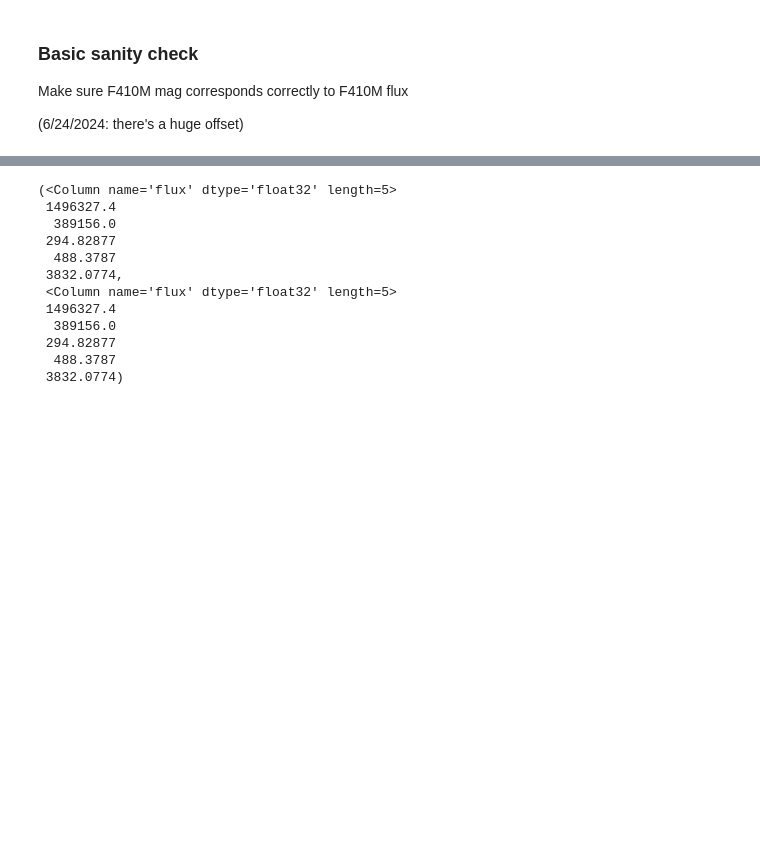
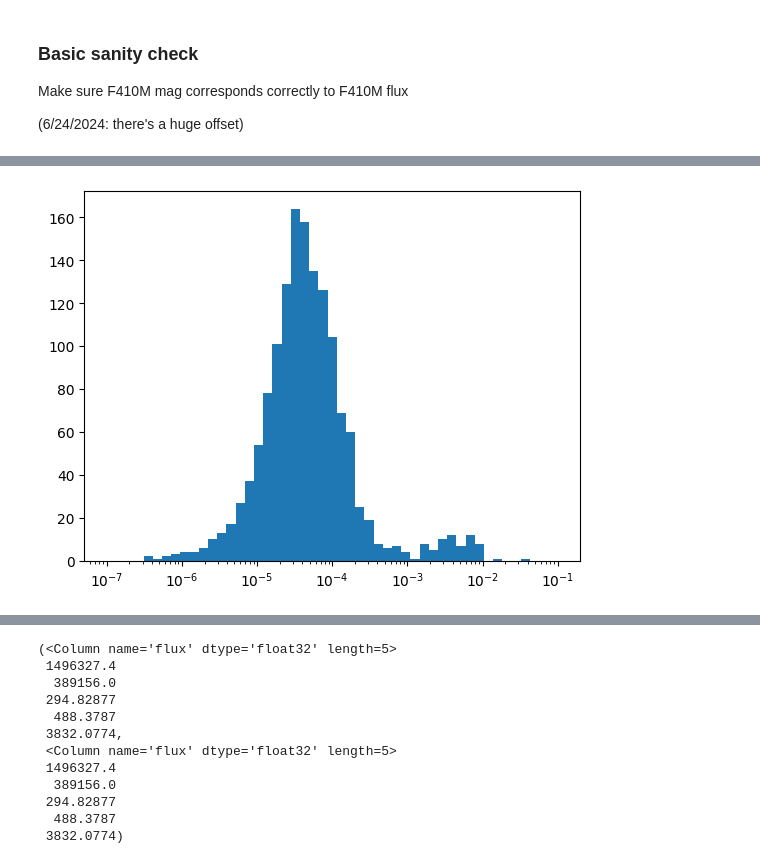
Before and after one commit to keflavich/brick-jwst-2221, a Jupyter notebook: notebooks/SanityCheck-WhyCatalogWeird.ipynb, the cells around one changed output, grey strips where cells are left out. Cells and saved outputs as stored; diff of their text form; code cells hidden in the pictures; blank space fills up the shorter version.

```diff
--- a/notebooks/SanityCheck-WhyCatalogWeird.ipynb
+++ b/notebooks/SanityCheck-WhyCatalogWeird.ipynb
@@ -249,0 +276,6 @@ pl.plot([-10,25], [-10,25])
+# %%
+#pl.hist(basetable['flux_f410m'], bins=np.logspace(-2,6))
+pl.hist(basetable['flux_jy_f410m'], bins=np.logspace(-7,-1))
+pl.semilogx();
+# %% [output]
+[figure, added]
```
Also changed, not shown: parts of 19 cells of this notebook, 5 other files.
